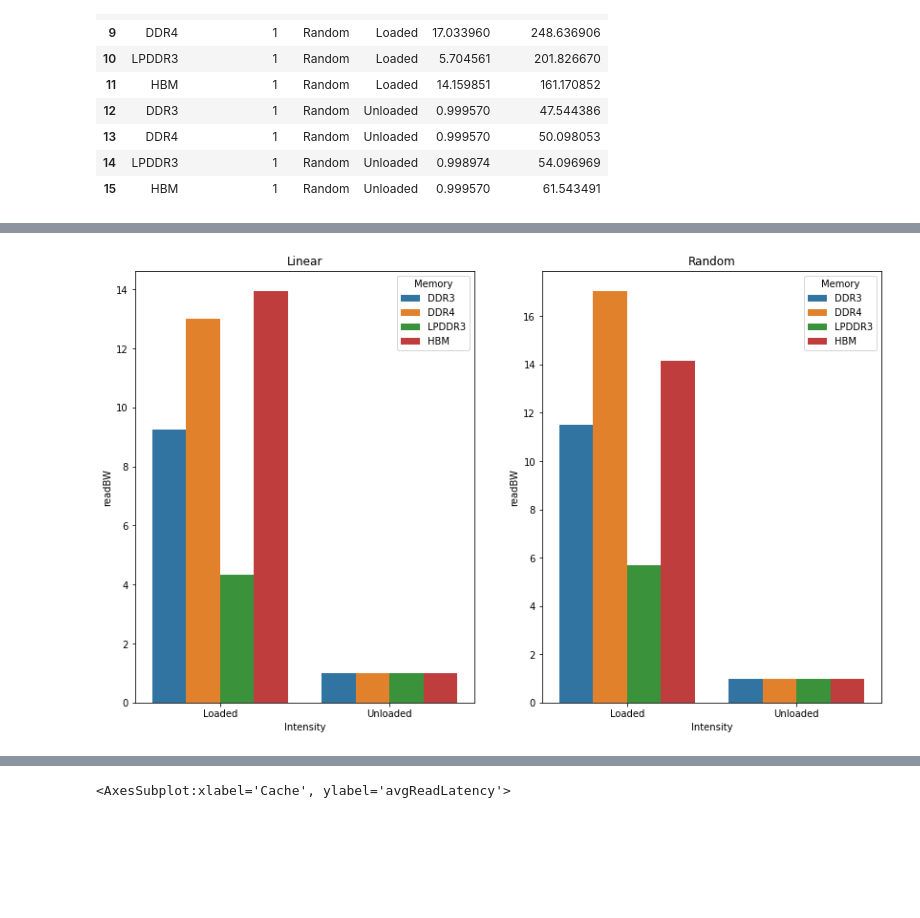
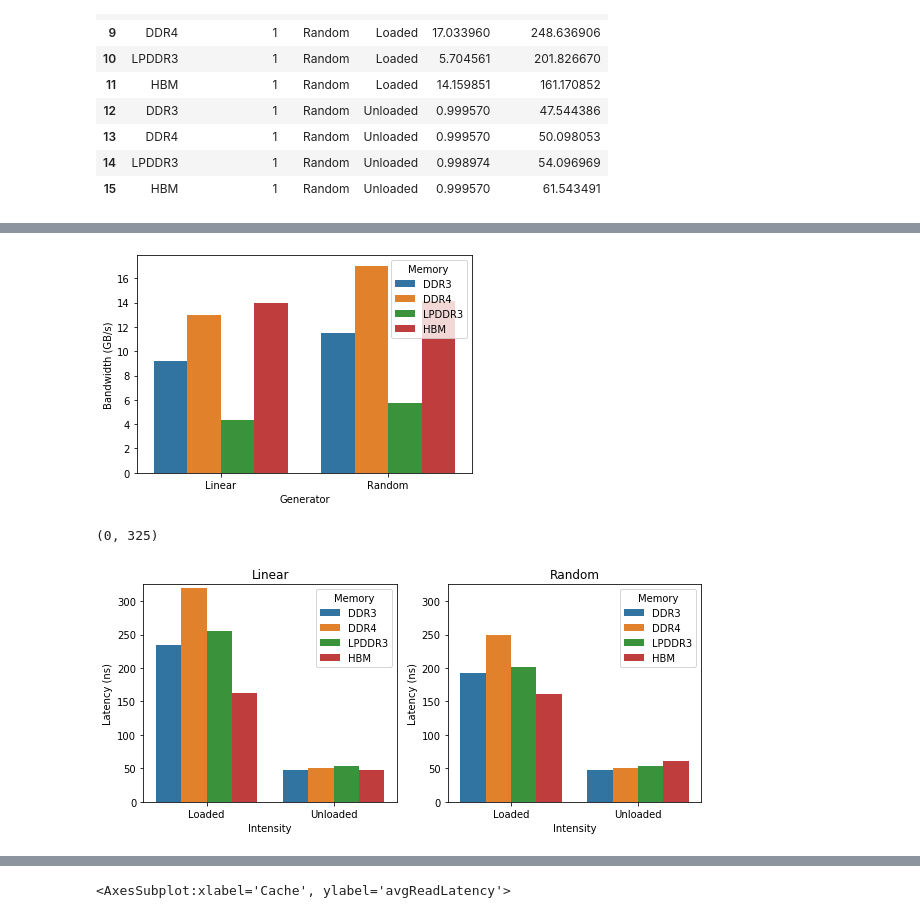
Before and after one commit to mahyarsamani/mem-perf, a Jupyter notebook: plotter.ipynb, the cells around one changed output, grey strips where cells are left out. Cells and saved outputs as stored; diff of their text form; code cells hidden in the pictures; blank space fills up the shorter version.

Commit message:
Update plotter to have prettier graphs
Signed-off-by: Jason Lowe-Power <jason@lowepower.com>

```diff
--- a/plotter.ipynb
+++ b/plotter.ipynb
@@ -36,6 +36,7 @@ intensities = ["Loaded", "Unloaded"]
 memories = ["DDR3", "DDR4", "LPDDR3", "HBM"]
 num_channels = ["1"]
 
+%cd /home/msamani/darchr/mem-perf
 
 stats = ["readBW", "avgReadLatency"]
 def get_stat_file_name(generator, intensity, memory, num_channels):
@@ -55,5 +56,5 @@ for generator in generators:
                 rows.append(row)
 
 memory_studies_data = pd.DataFrame(rows, columns = ["Memory", "Num Channels", "Generator", "Intensity"] + stats)
-memory_studies_data["readBW"] = memory_studies_data["readBW"] / 1073741824
-memory_studies_data["avgReadLatency"] = memory_studies_data["avgReadLatency"] / 1000
+memory_studies_data["Bandwidth (GB/s)"] = memory_studies_data["readBW"] / 1073741824
+memory_studies_data["Latency (ns)"] = memory_studies_data["avgReadLatency"] / 1000
@@ -119,11 +122,19 @@ cache_studies_data.head(12)
+# %%
+fig, axes = plt.subplots(1, 1, figsize = (6, 4))
+local_data = memory_studies_data[(memory_studies_data["Num Channels"] == "1") & (memory_studies_data["Intensity"] == "Loaded")]
+ax = sns.barplot(ax = axes, x = "Generator", y = "Bandwidth (GB/s)", hue = "Memory", data = local_data)
+# %% [output]
+[figure, added]
 # %%
-fig, axes = plt.subplots(1, 2, figsize = (14, 8.32))
+fig, axes = plt.subplots(1, 2, figsize = (10, 4))
 local_data = memory_studies_data[(memory_studies_data["Num Channels"] == "1") & (memory_studies_data["Generator"] == "Linear")]
-ax = sns.barplot(ax = axes[0], x = "Intensity", y = "readBW", hue = "Memory", data = local_data)
+ax = sns.barplot(ax = axes[0], x = "Intensity", y = "Latency (ns)", hue = "Memory", data = local_data)
 axes[0].set_title("Linear")
+axes[0].set_ylim(0,325)
 local_data = memory_studies_data[(memory_studies_data["Num Channels"] == "1") & (memory_studies_data["Generator"] == "Random")]
-ax = sns.barplot(ax = axes[1], x = "Intensity", y = "readBW", hue = "Memory", data = local_data)
+ax = sns.barplot(ax = axes[1], x = "Intensity", y = "Latency (ns)", hue = "Memory", data = local_data)
 axes[1].set_title("Random")
-fig.savefig("plots/bw_mem.pdf")
+axes[1].set_ylim(0,325)
 # %% [output]
+(0, 325)
-[figure, old version]
+[figure, new version]
```
Also changed, not shown: parts of 4 cells of this notebook.
